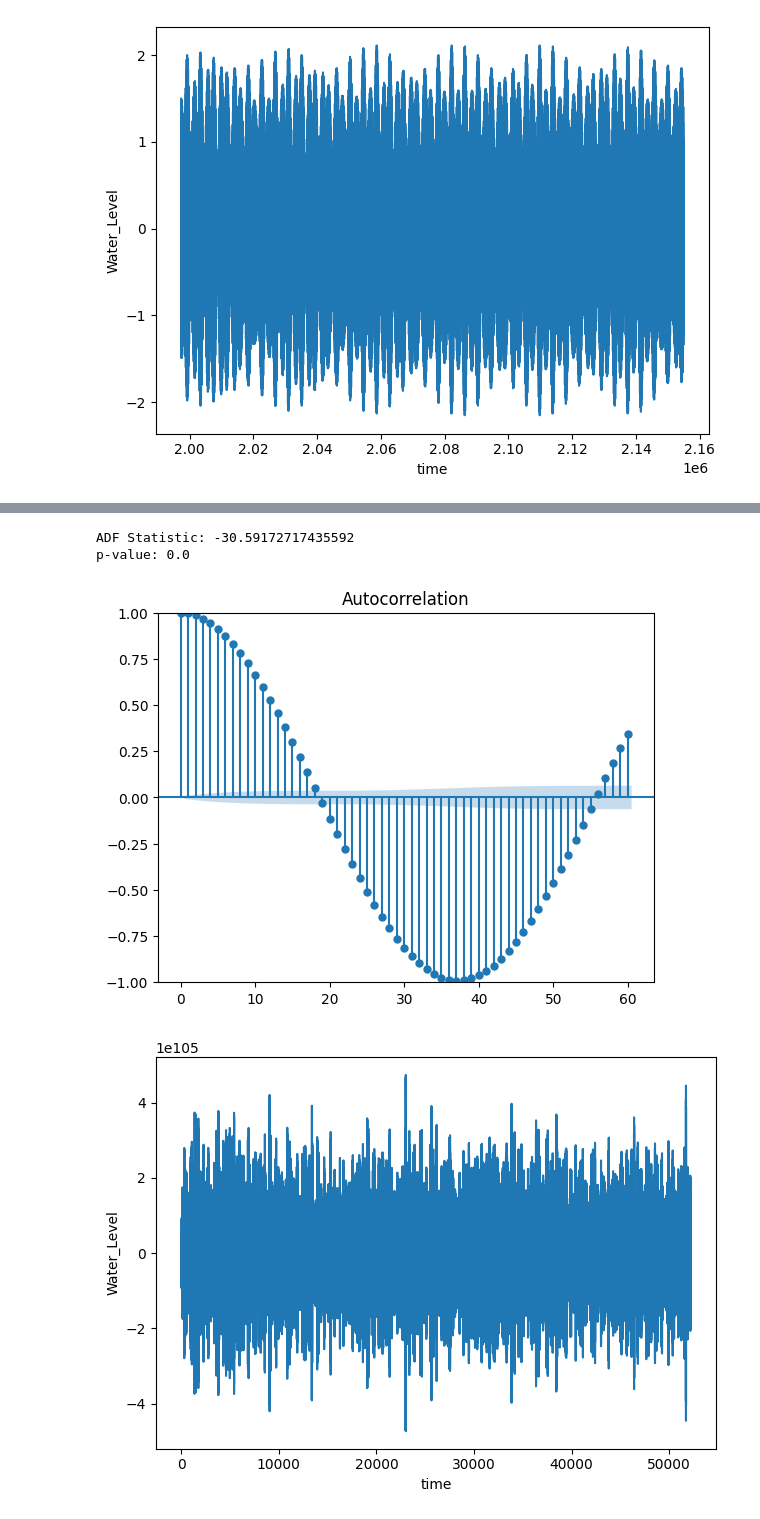
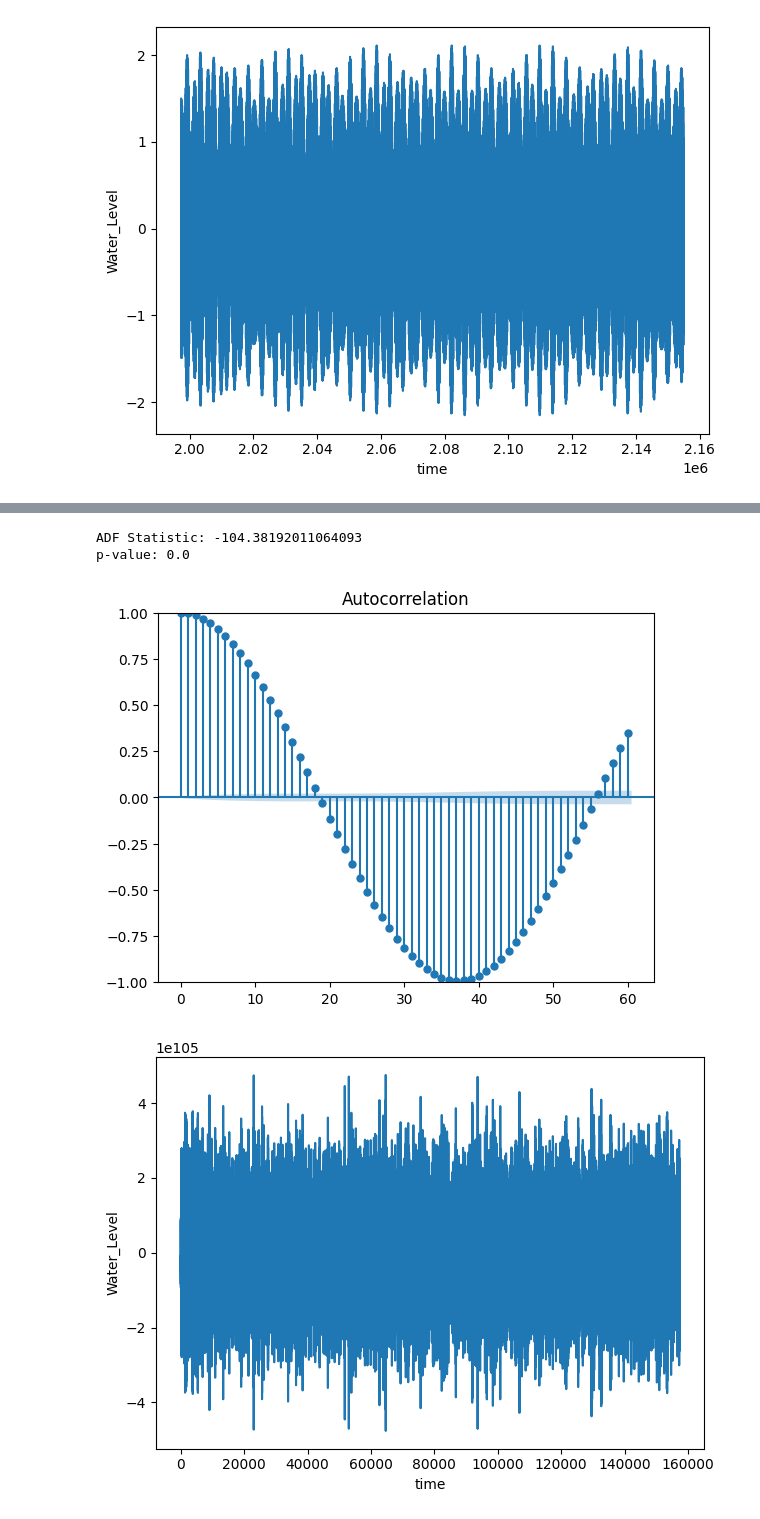
Before and after one commit to mariaviv27/Machine-Learning-Avanzado, a Jupyter notebook: Entrega 2 - Time Series/Random Walk Check.ipynb, the cells around one changed output, grey strips where cells are left out. Saved outputs shown, nothing was run; the diff lists cells and outputs as text; code cells hidden in the pictures.

```diff
--- a/Entrega 2 - Time Series/Random Walk Check.ipynb
+++ b/Entrega 2 - Time Series/Random Walk Check.ipynb
@@ -175,21 +177,23 @@ visualize_time_series(data_2017['Water_Level_ODM'])
 # %%
+# As data is directly a season, the p-value should be 0 or close to 0
+# There should be no trend as the season repeatch twice every day
 from statsmodels.tsa.stattools import adfuller
-ADF_result = adfuller(data_2017['Water_Level_ODM'])
+ADF_result = adfuller(data_located['Water_Level_ODM'])
 print(f'ADF Statistic: {ADF_result[0]}')
 print(f'p-value: {ADF_result[1]}')
 # %% [output]
-ADF Statistic: -30.59172717435592
+ADF Statistic: -104.38192011064093
 p-value: 0.0
 # %%
 from statsmodels.graphics.tsaplots import plot_acf
-plot_acf(data_2017['Water_Level_ODM'], lags=60);
+plot_acf(data_located['Water_Level_ODM'], lags=60);
 # %% [output]
-[figure, old version]
+[figure, new version]
 # %%
-difference = np.diff(data_2017['Water_Level_ODM'], n=360)
+difference = np.diff(data_located['Water_Level_ODM'], n=360)
 visualize_time_series(difference)
 # %% [output]
-[figure, old version]
+[figure, new version]
 # %%
 ADF_result = adfuller(difference)
 print(f'ADF Statistic: {ADF_result[0]}')
```
Also changed, not shown: parts of 5 cells of this notebook.
